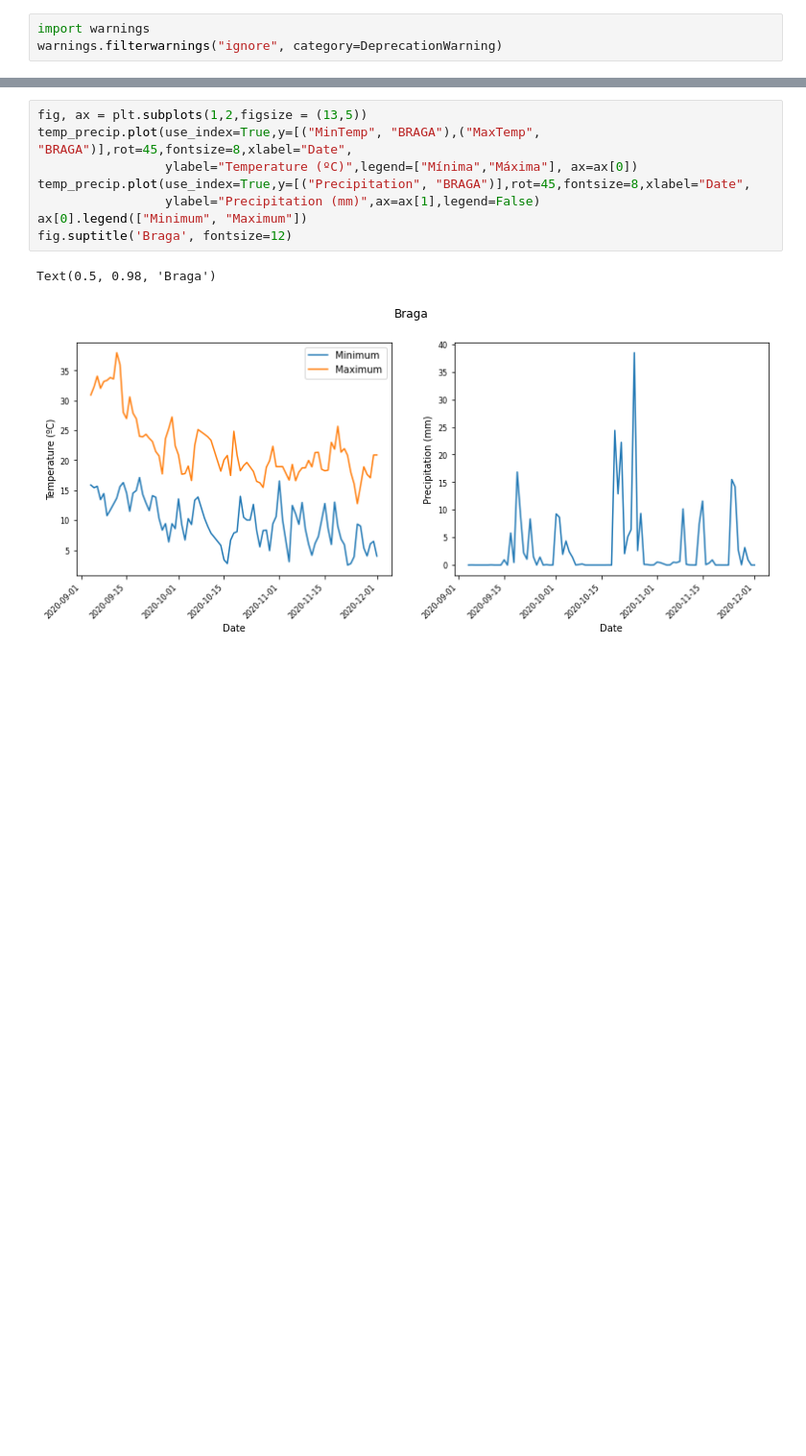
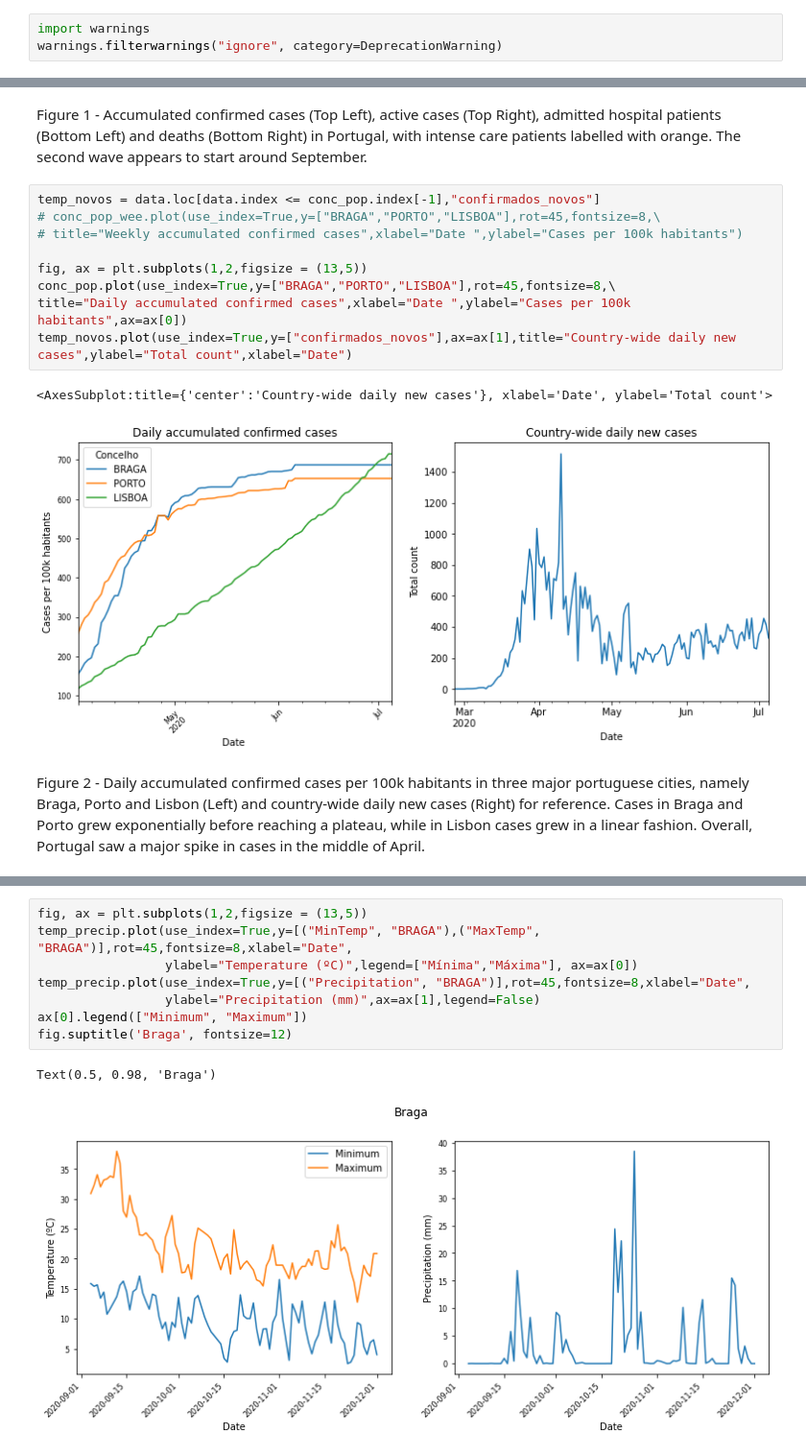
Before and after one commit to MariaPessoa/G1-SIB-DataScience4Covid, a Jupyter notebook: MM_JC_CB_RC_cv19pt_sib.ipynb, the cells around one changed output, grey strips where cells are left out. Shown at 96% size. Cells and saved outputs as stored; diff of their text form; blank space fills up the shorter version.

```diff
--- a/MM_JC_CB_RC_cv19pt_sib.ipynb
+++ b/MM_JC_CB_RC_cv19pt_sib.ipynb
@@ -299,0 +273,16 @@ Fig 3 - Average accumulated confirmed cases and deaths in Portugal (normalized)
+# %% [markdown]
+Figure 1 - Accumulated confirmed cases (Top Left), active cases (Top Right), admitted hospital patients (Bottom Left) and deaths (Bottom Right) in Portugal, with intense care patients labelled with orange. The second wave appears to start around September.
+# %%
+temp_novos = data.loc[data.index <= conc_pop.index[-1],"confirmados_novos"]
+# conc_pop_wee.plot(use_index=True,y=["BRAGA","PORTO","LISBOA"],rot=45,fontsize=8,\
+# title="Weekly accumulated confirmed cases",xlabel="Date ",ylabel="Cases per 100k habitants")
+
+fig, ax = plt.subplots(1,2,figsize = (13,5))
+conc_pop.plot(use_index=True,y=["BRAGA","PORTO","LISBOA"],rot=45,fontsize=8,\
+title="Daily accumulated confirmed cases",xlabel="Date ",ylabel="Cases per 100k habitants",ax=ax[0])
+temp_novos.plot(use_index=True,y=["confirmados_novos"],ax=ax[1],title="Country-wide daily new cases",ylabel="Total count",xlabel="Date")
+# %% [output]
+<AxesSubplot:title={'center':'Country-wide daily new cases'}, xlabel='Date', ylabel='Total count'>
+[figure, added]
+# %% [markdown]
+Figure 2 - Daily accumulated confirmed cases per 100k habitants in three major portuguese cities, namely Braga, Porto and Lisbon (Left) and country-wide daily new cases (Right) for reference. Cases in Braga and Porto grew exponentially before reaching a plateau, while in Lisbon cases grew in a linear fashion. Overall, Portugal saw a major spike in cases in the middle of April.
```
Also changed, not shown: parts of 86 cells of this notebook.
